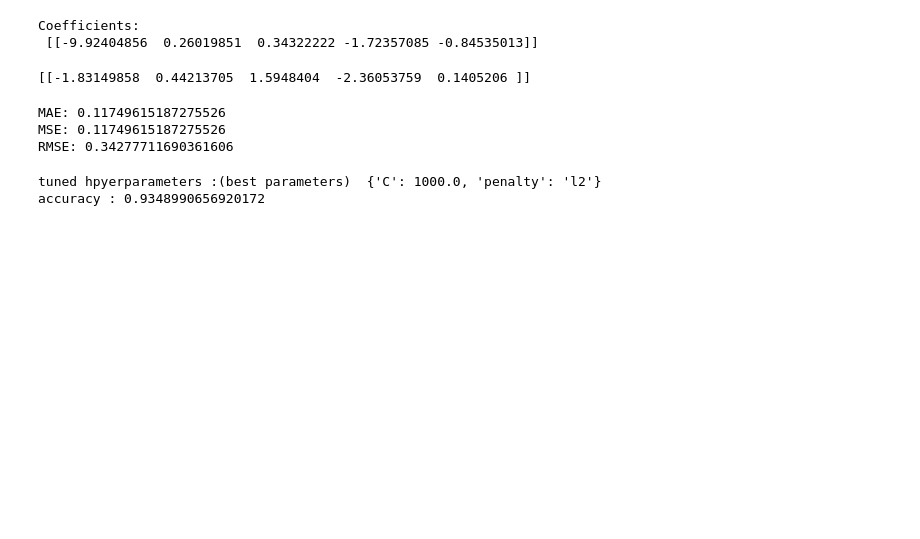
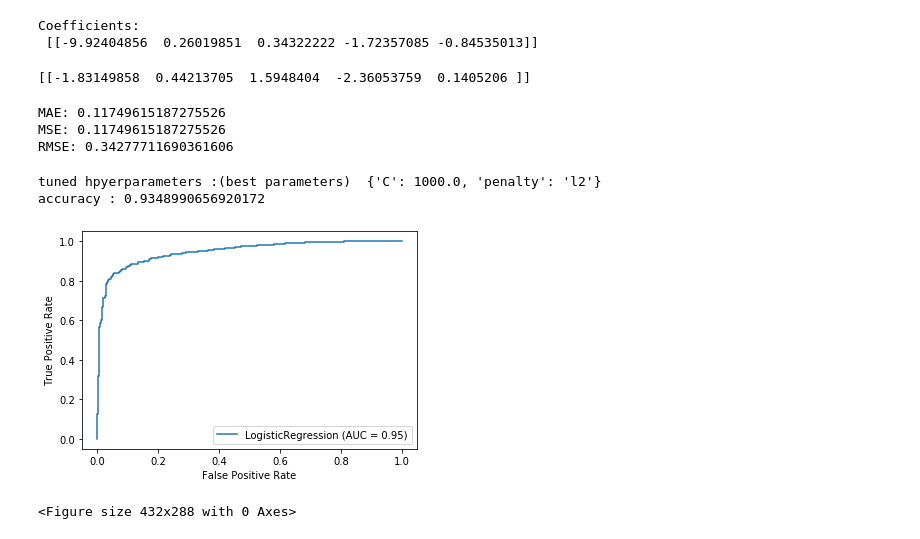
Before and after one commit to pkrosoff/wine_machine_learning, a Jupyter notebook: Code/Predicting Wine Type Based on Chemical Anlaysis (Logistic Regression).ipynb, the cells around one changed output. Cells and saved outputs as stored; diff of their text form; code cells hidden in the pictures; blank space fills up the shorter version.

```diff
--- a/Code/Predicting Wine Type Based on Chemical Anlaysis (Logistic Regression).ipynb
+++ b/Code/Predicting Wine Type Based on Chemical Anlaysis (Logistic Regression).ipynb
@@ -306,0 +316,13 @@ plt.show()
+# %%
+#Plotting AUC adn saving image as a png file
+
+metrics.plot_roc_curve(logmodel, X_test, y_test)
+
+
+fig1 = plt.gcf()
+plt.show()
+plt.draw()
+fig1.savefig('AUC.png', dpi=100)
+# %% [output]
+[figure, added]
+<Figure size 432x288 with 0 Axes>
```
Also changed, not shown: parts of 6 cells of this notebook, 6 other files.
